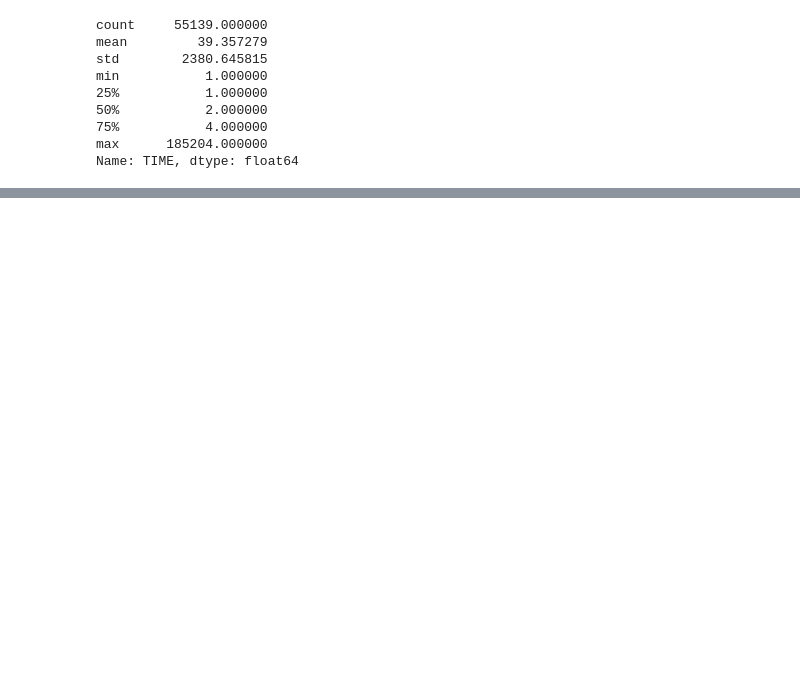
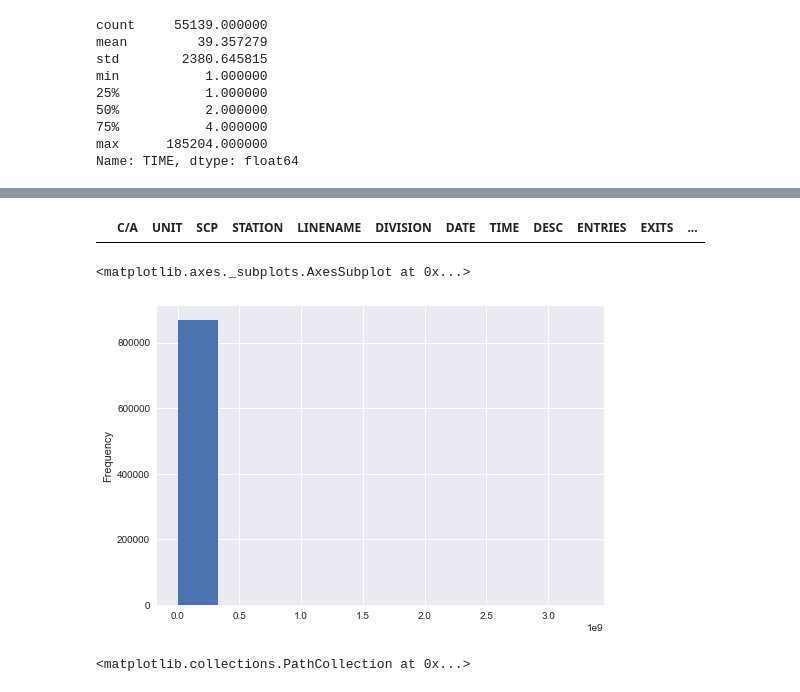
Before and after one commit to zhouza/MetisProject01, a Jupyter notebook: test.ipynb, the cells around one changed output, grey strips where cells are left out. Cells and saved outputs as stored; diff of their text form; code cells hidden in the pictures; blank space fills up the shorter version.

```diff
--- a/test.ipynb
+++ b/test.ipynb
@@ -156,0 +143,2 @@ df_traffic
+# %%
+df_traffic["TOT_TRAFFIC"] = (df_traffic["DIFF_ENTRIES"] + df_traffic["DIFF_EXITS"])
@@ -156,0 +187,6 @@ df_traffic
+# %%
+from copy import deepcopy, copy
+
+df_traffic_nan = df_traffic.copy(deep=True)
+# %%
+df_traffic_nan.dropna(axis=0, how='any', inplace = True)
@@ -156,0 +213,2 @@ df_traffic
+# %%
+df_traffic_201705 = df_traffic_nan[(df_traffic_nan.DATE_TIME < '2017-06-01') & (df_traffic_nan.DATE_TIME >= '2017-05-01')]
@@ -156,0 +237,17 @@ df_traffic
+# %%
+df_traffic_201705[df_traffic_201705.PREV_ENTRIES.isnull()]
+# %% [output]
+|  | C/A | UNIT | SCP | STATION | LINENAME | DIVISION | DATE | TIME | DESC | ENTRIES | EXITS | ... |
+# %%
+df_traffic_201705.TOT_TRAFFIC.plot.hist()
+# %% [output]
+<matplotlib.axes._subplots.AxesSubplot at 0x...>
+[figure, added]
+# %%
+x = df_traffic_201705.TIME.values
+
+y = df_traffic_201705.TOT_TRAFFIC.values
+
+#plt.scatter(x,y, s=20, marker = 'o', c='b')
+# %% [output]
+<matplotlib.collections.PathCollection at 0x...>
```
Also changed, not shown: parts of 35 cells of this notebook.
